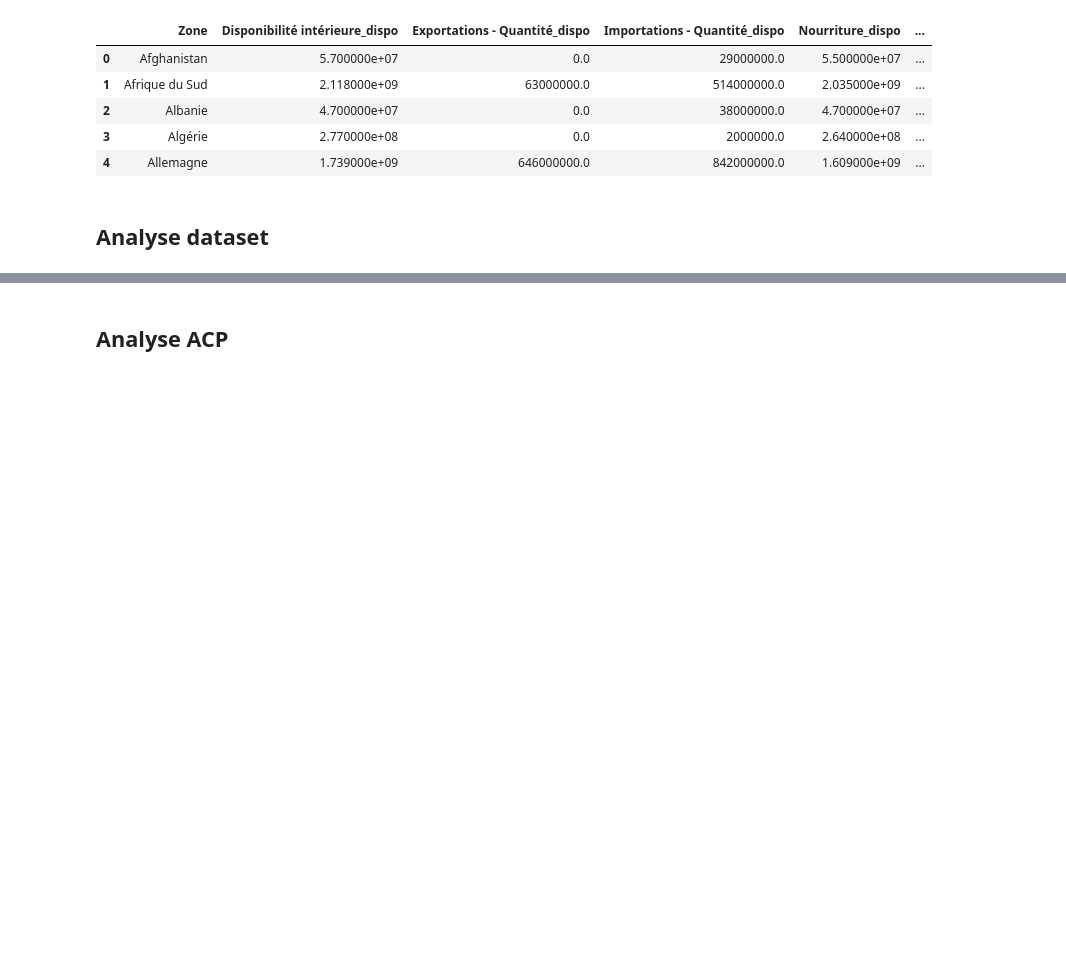
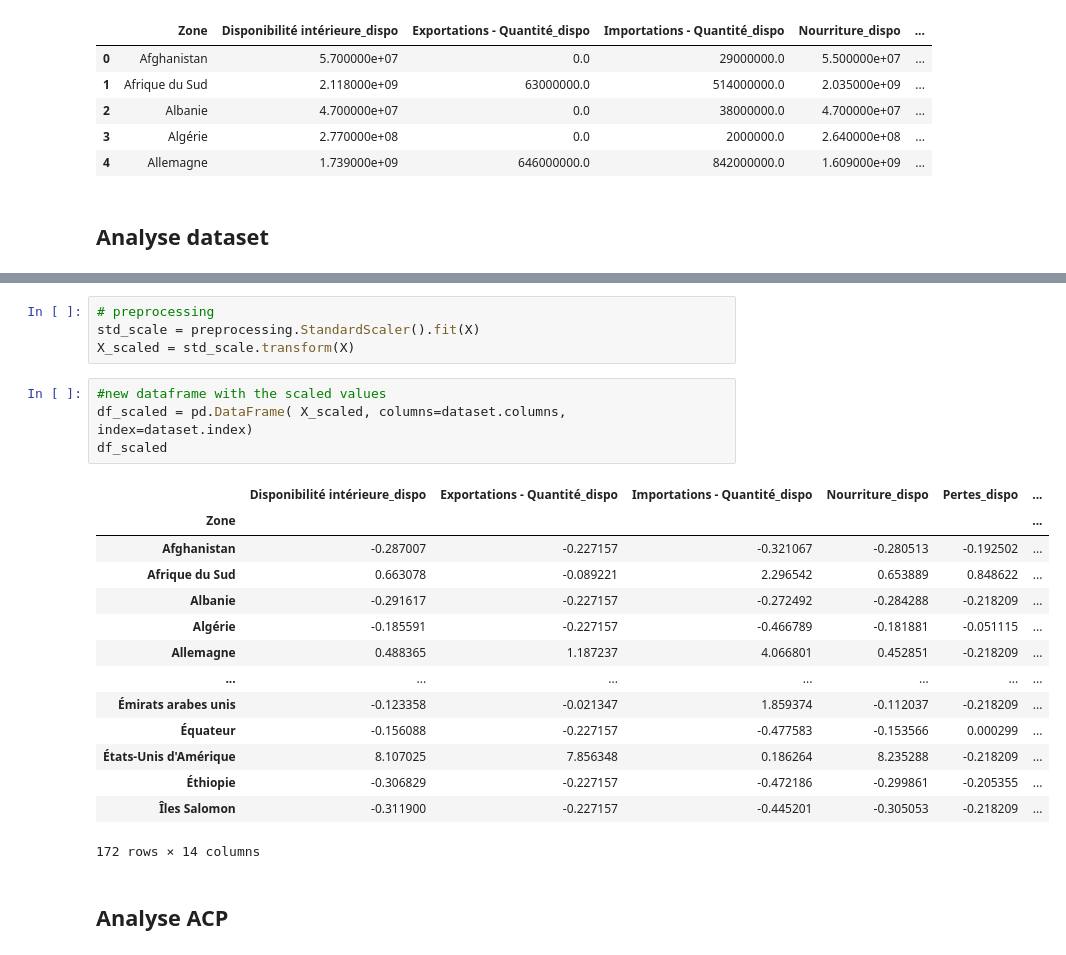
Before and after one commit to RubenKraan/data_analyst_openclassrooms, a Jupyter notebook: projet 11/projet_11_2.ipynb, the cells around one changed output, grey strips where cells are left out. Cells and saved outputs as stored; diff of their text form; blank space fills up the shorter version.

```diff
--- a/projet 11/projet_11_2.ipynb
+++ b/projet 11/projet_11_2.ipynb
@@ -71,3 +42,26 @@ plt.show()
+# %%
+# preprocessing
+std_scale = preprocessing.StandardScaler().fit(X)
+X_scaled = std_scale.transform(X)
+# %%
+#new dataframe with the scaled values
+df_scaled = pd.DataFrame( X_scaled, columns=dataset.columns, index=dataset.index)
+df_scaled
+# %% [output]
+|  | Disponibilité intérieure_dispo | Exportations - Quantité_dispo | Importations - Quantité_dispo | Nourriture_dispo | Pertes_dispo | ... |
+| Zone |  |  |  |  |  | ... |
+| Afghanistan | -0.287007 | -0.227157 | -0.321067 | -0.280513 | -0.192502 | ... |
+| Afrique du Sud | 0.663078 | -0.089221 | 2.296542 | 0.653889 | 0.848622 | ... |
+| Albanie | -0.291617 | -0.227157 | -0.272492 | -0.284288 | -0.218209 | ... |
+| Algérie | -0.185591 | -0.227157 | -0.466789 | -0.181881 | -0.051115 | ... |
+| Allemagne | 0.488365 | 1.187237 | 4.066801 | 0.452851 | -0.218209 | ... |
+| ... | ... | ... | ... | ... | ... | ... |
+| Émirats arabes unis | -0.123358 | -0.021347 | 1.859374 | -0.112037 | -0.218209 | ... |
+| Équateur | -0.156088 | -0.227157 | -0.477583 | -0.153566 | 0.000299 | ... |
+| États-Unis d'Amérique | 8.107025 | 7.856348 | 0.186264 | 8.235288 | -0.218209 | ... |
+| Éthiopie | -0.306829 | -0.227157 | -0.472186 | -0.299861 | -0.205355 | ... |
+| Îles Salomon | -0.311900 | -0.227157 | -0.445201 | -0.305053 | -0.218209 | ... |
+172 rows × 14 columns
 # %% [markdown]
 ## Analyse ACP
 # %%
```
Also changed, not shown: parts of 4 cells of this notebook.
